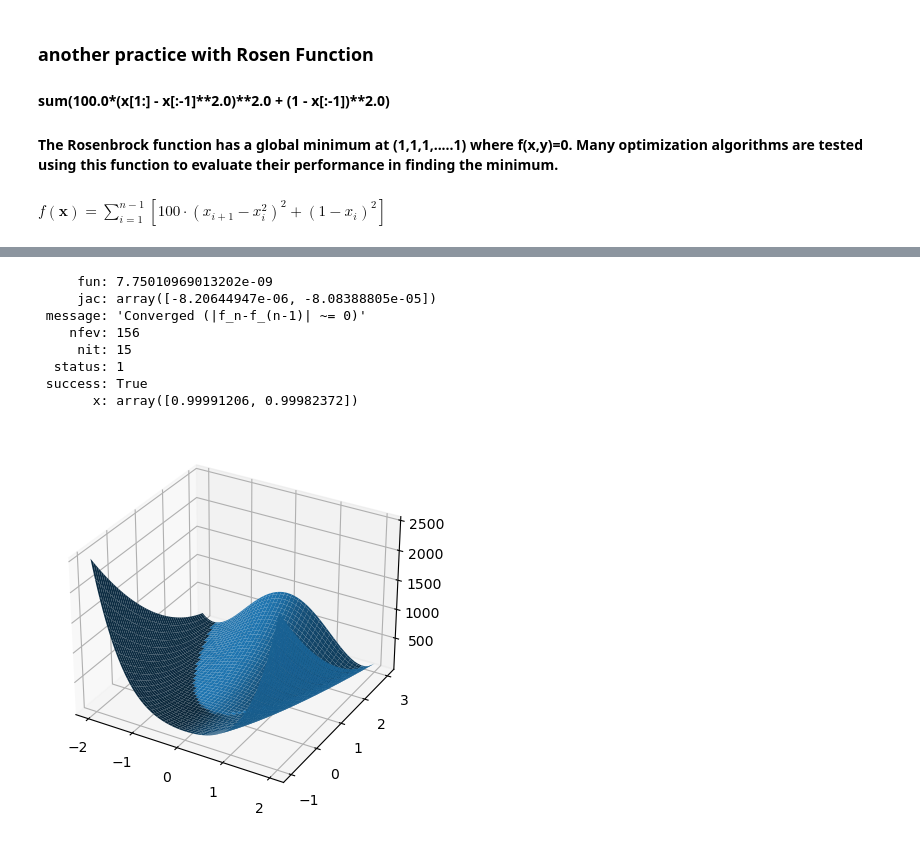
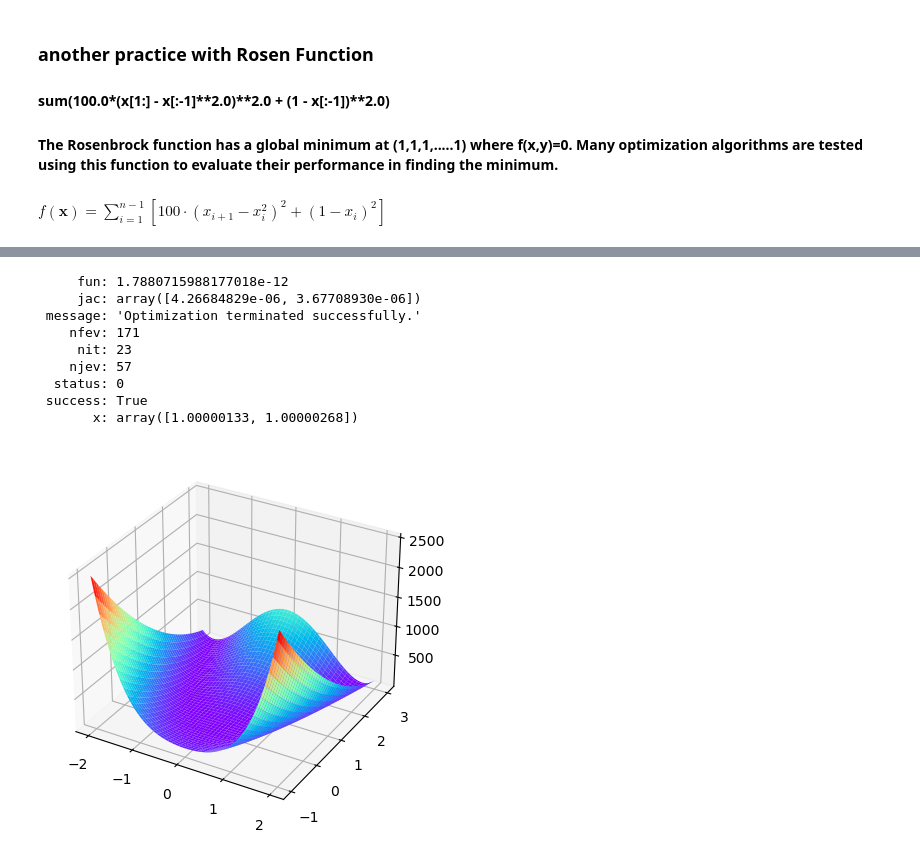
Before and after one commit to MORTAZAD66/ML_Practice, a Jupyter notebook: Py_Practice/Optimization.ipynb, the cells around one changed output, grey strips where cells are left out. Saved outputs shown, nothing was run; the diff lists cells and outputs as text; code cells hidden in the pictures.

Commit message:
rosenbrock function practicing

```diff
--- a/Py_Practice/Optimization.ipynb
+++ b/Py_Practice/Optimization.ipynb
@@ -125,37 +75,38 @@ plt.show()
 # %%
-minimize(rosen, x0=np.random.randn(2), method='TNC')
+minimize(rosen, x0=np.random.randn(2), method='CG')
 # %% [output]
-     fun: 7.75010969013202e-09
-     jac: array([-8.20644947e-06, -8.08388805e-05])
- message: 'Converged (|f_n-f_(n-1)| ~= 0)'
-    nfev: 156
-     nit: 15
-  status: 1
+     fun: 1.7880715988177018e-12
+     jac: array([4.26684829e-06, 3.67708930e-06])
+ message: 'Optimization terminated successfully.'
+    nfev: 171
+     nit: 23
+    njev: 57
+  status: 0
  success: True
-       x: array([0.99991206, 0.99982372])
+       x: array([1.00000133, 1.00000268])
 # %%
 def rosenbrock(x, y):
     return 100.0 * (y - x**2.0)**2.0 + (1 - x)**2.0
 
 def rosenbrock_gradient(x):
     n = len(x)
     gradient = np.zeros_like(x)
 
     for i in range(n - 1):
         gradient[i] = -400 * x[i] * (x[i + 1] - x[i]**2) - 2 * (1 - x[i])
         gradient[i + 1] = 200 * (x[i + 1] - x[i]**2)
 
     return gradient
 
 x = np.linspace(-2, 2, 100)
 y = np.linspace(-1, 3, 100)
 
 X, Y = np.meshgrid(x, y)
 Z = rosenbrock(X, Y)
 
 
 ax = plt.subplot(111, projection='3d')
-ax.plot_surface(X, Y, Z)
+ax.plot_surface(X, Y, Z, cmap= plt.cm.rainbow)
 plt.show()
 # %% [output]
-[figure, old version]
+[figure, new version]
```
Also changed, not shown: parts of 11 cells of this notebook.
